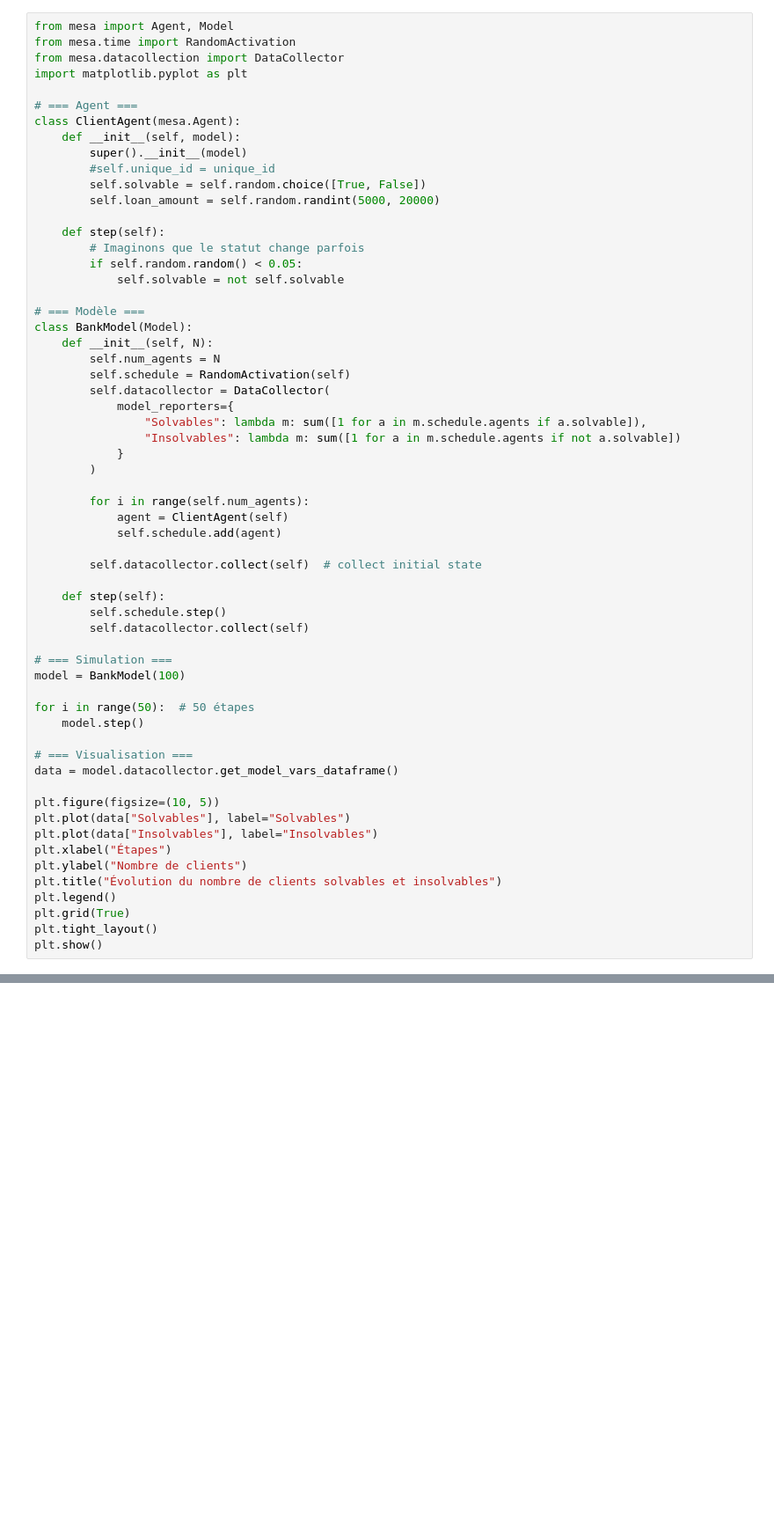
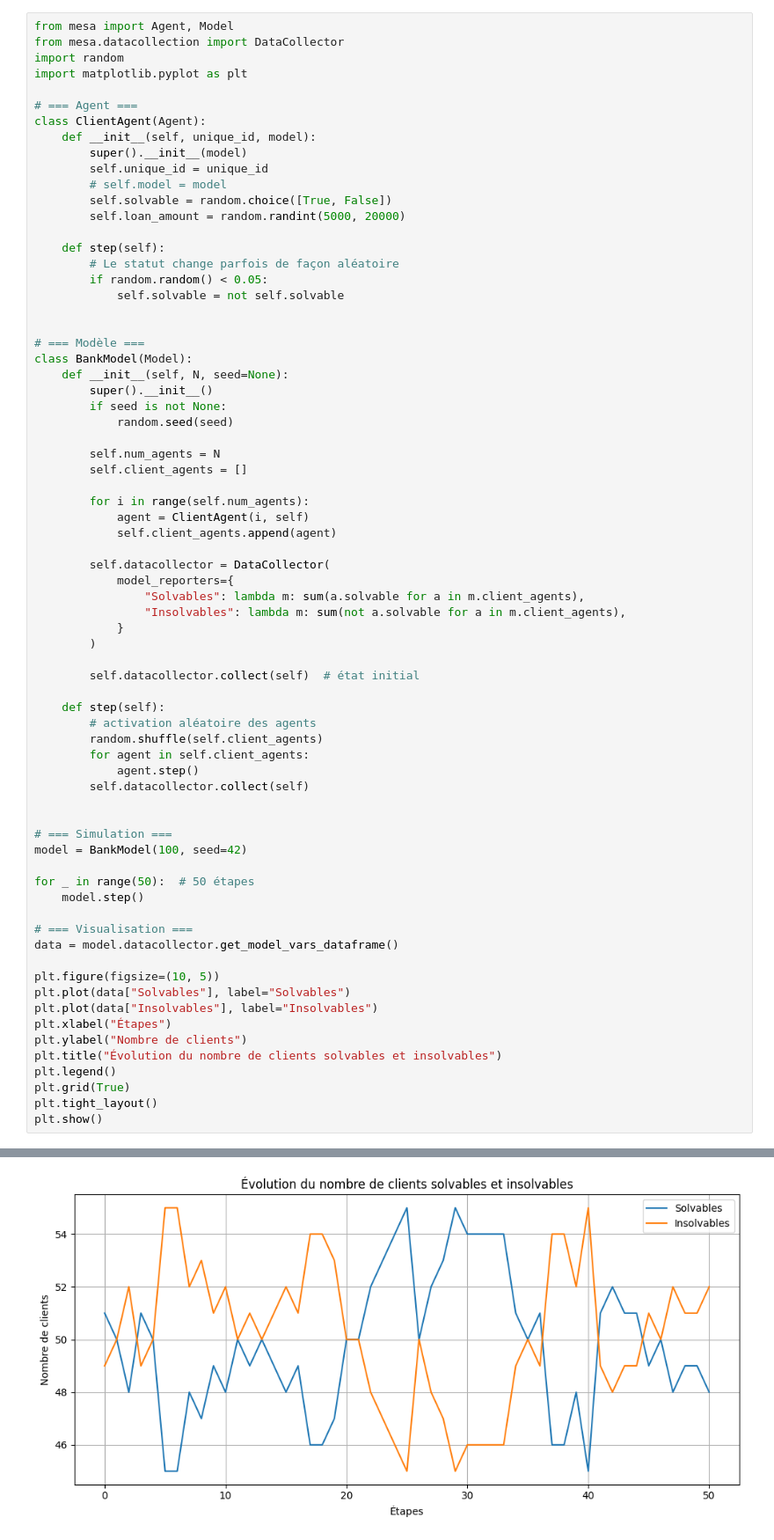
Before and after one commit to KomiB-Atsou/MAS-playgroud, a Jupyter notebook: playground-mesa.ipynb, the cells around one changed output, grey strips where cells are left out. Shown at 88% size. Drawn from its saved outputs; the diff is of its cells as text; blank space fills up the shorter version.

Commit message:
Fix agent initialization

```diff
--- a/playground-mesa.ipynb
+++ b/playground-mesa.ipynb
@@ -32,49 +32,60 @@ import seaborn as sns
 import mesa
 # %%
 from mesa import Agent, Model
-from mesa.time import RandomActivation
 from mesa.datacollection import DataCollector
+import random
 import matplotlib.pyplot as plt
 
 # === Agent ===
-class ClientAgent(mesa.Agent):
-    def __init__(self, model):
+class ClientAgent(Agent):
+    def __init__(self, unique_id, model):
         super().__init__(model)
-        #self.unique_id = unique_id
-        self.solvable = self.random.choice([True, False])
-        self.loan_amount = self.random.randint(5000, 20000)
+        self.unique_id = unique_id
+        # self.model = model
+        self.solvable = random.choice([True, False])
+        self.loan_amount = random.randint(5000, 20000)
 
     def step(self):
-        # Imaginons que le statut change parfois
-        if self.random.random() < 0.05:
+        # Le statut change parfois de façon aléatoire
+        if random.random() < 0.05:
             self.solvable = not self.solvable
+
 
 # === Modèle ===
 class BankModel(Model):
-    def __init__(self, N):
+    def __init__(self, N, seed=None):
+        super().__init__()
+        if seed is not None:
+            random.seed(seed)
+
         self.num_agents = N
-        self.schedule = RandomActivation(self)
+        self.client_agents = []
+
+        for i in range(self.num_agents):
+            agent = ClientAgent(i, self)
+            self.client_agents.append(agent)
+
         self.datacollector = DataCollector(
             model_reporters={
-                "Solvables": lambda m: sum([1 for a in m.schedule.agents if a.solvable]),
-                "Insolvables": lambda m: sum([1 for a in m.schedule.agents if not a.solvable])
+                "Solvables": lambda m: sum(a.solvable for a in m.client_agents),
+                "Insolvables": lambda m: sum(not a.solvable for a in m.client_agents),
             }
         )
 
-        for i in range(self.num_agents):
-            agent = ClientAgent(self)
-            self.schedule.add(agent)
-
-        self.datacollector.collect(self)  # collect initial state
+        self.datacollector.collect(self)  # état initial
 
     def step(self):
-        self.schedule.step()
+        # activation aléatoire des agents
+        random.shuffle(self.client_agents)
+        for agent in self.client_agents:
+            agent.step()
         self.datacollector.collect(self)
 
+
 # === Simulation ===
-model = BankModel(100)
+model = BankModel(100, seed=42)
 
-for i in range(50):  # 50 étapes
+for _ in range(50):  # 50 étapes
     model.step()
 
 # === Visualisation ===
@@ -94,0 +105 @@ AttributeError: 'BankModel' object has no attribute '_agents'
+[figure, added]
```
Also changed, not shown: parts of 2 cells of this notebook.
